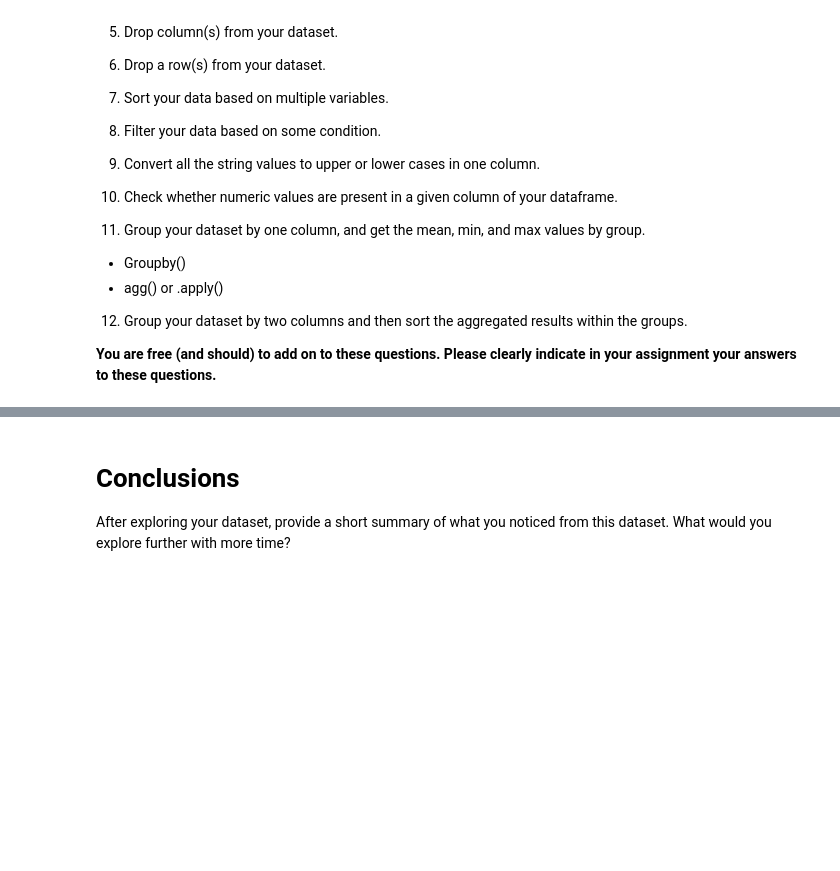
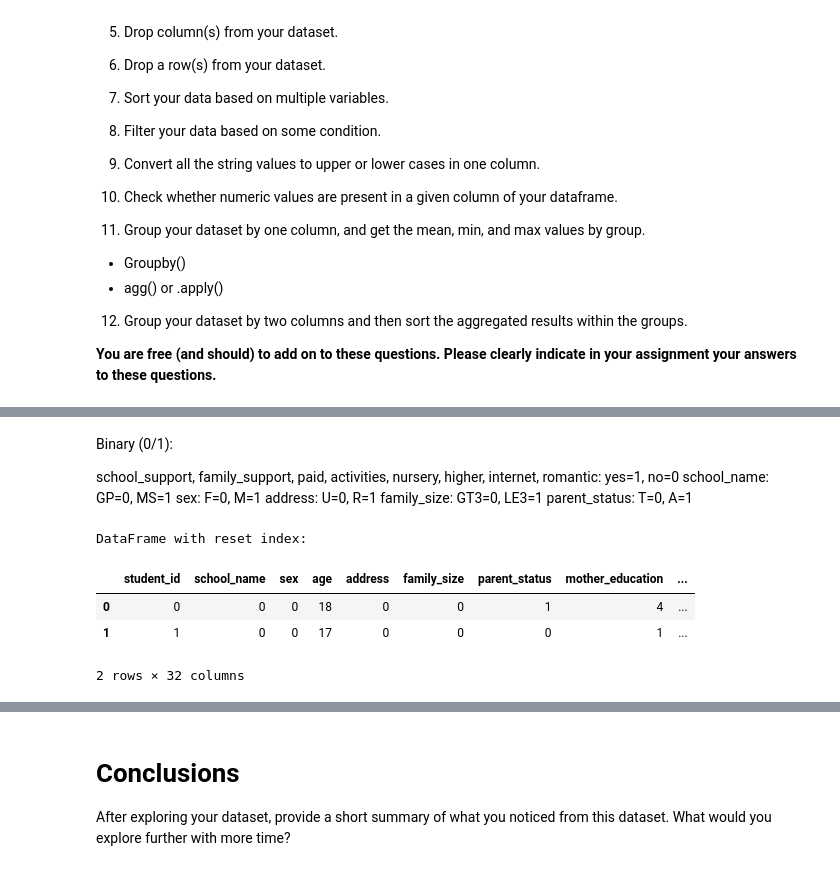
Before and after one commit to mehreengillani/Data602, a Jupyter notebook: 07_assignment.ipynb, the cells around one changed output, grey strips where cells are left out. Drawn from its saved outputs; the diff is of its cells as text; code cells hidden in the pictures; blank space fills up the shorter version.

```diff
--- a/07_assignment.ipynb
+++ b/07_assignment.ipynb
@@ -167,0 +224,11 @@ Create a subset of your original data and perform the following.
+# %%
+#Based on your data types, I can see several categorical variables that are stored as objects but should be properly encoded.
+# First, let's examine the unique values in each object column
+object_columns = student_performance_df.select_dtypes(include=['object']).columns
+
+print("Unique values in object columns:")
+for col in object_columns:
+    print(f"\n{col}: {student_performance_df[col].unique()}")
+    print(f"Value counts:")
+    print(student_performance_df[col].value_counts())
+    print("-" * 40)
@@ -167,0 +253,25 @@ Create a subset of your original data and perform the following.
+# %%
+# Convert binary variables (yes/no) to 1/0
+binary_columns = ['school_support', 'family_support', 'paid', 'activities',
+                  'nursery', 'higher', 'internet', 'romantic']
+
+print("Converting binary variables (yes/no → 1/0):")
+for col in binary_columns:
+    print(f"{col}: {student_performance_df[col].unique()} → ", end="")
+    student_performance_df[col] = student_performance_df[col].map({'yes': 1, 'no': 0})
+    print(f"{student_performance_df[col].unique()}")
+
+# Convert binary categorical variables with custom mappings
+binary_custom_mappings = {
+    'school_name': {'GP': 0, 'MS': 1},        # Gabriel Pereira = 0, Mousinho da Silveira = 1
+    'sex': {'F': 0, 'M': 1},                  # Female = 0, Male = 1
+    'address': {'U': 0, 'R': 1},              # Urban = 0, Rural = 1
+    'family_size': {'GT3': 0, 'LE3': 1},      # Greater than 3 = 0, Less or equal to 3 = 1
+    'parent_status': {'T': 0, 'A': 1}         # Living together = 0, Apart = 1
+}
+
+print("\nConverting binary categorical variables:")
+for col, mapping in binary_custom_mappings.items():
+    print(f"{col}: {student_performance_df[col].unique()} → ", end="")
+    student_performance_df[col] = student_performance_df[col].map(mapping)
+    print(f"{student_performance_df[col].unique()}")
@@ -167,0 +295,22 @@ Create a subset of your original data and perform the following.
+# %% [markdown]
+Binary (0/1):
+
+school_support, family_support, paid, activities, nursery, higher, internet, romantic: yes=1, no=0
+school_name: GP=0, MS=1
+sex: F=0, M=1
+address: U=0, R=1
+family_size: GT3=0, LE3=1
+parent_status: T=0, A=1
+# %%
+# Reset index and make it a column as there is no index
+student_performance_df = student_performance_df.reset_index()
+student_performance_df = student_performance_df.rename(columns={'index': 'student_id'})
+
+print("DataFrame with reset index:")
+student_performance_df.head(2)
+# %% [output]
+DataFrame with reset index:
+|  | student_id | school_name | sex | age | address | family_size | parent_status | mother_education | ... |
+| 0 | 0 | 0 | 0 | 18 | 0 | 0 | 1 | 4 | ... |
+| 1 | 1 | 0 | 0 | 17 | 0 | 0 | 0 | 1 | ... |
+2 rows × 32 columns
```
Also changed, not shown: parts of 25 cells of this notebook.
